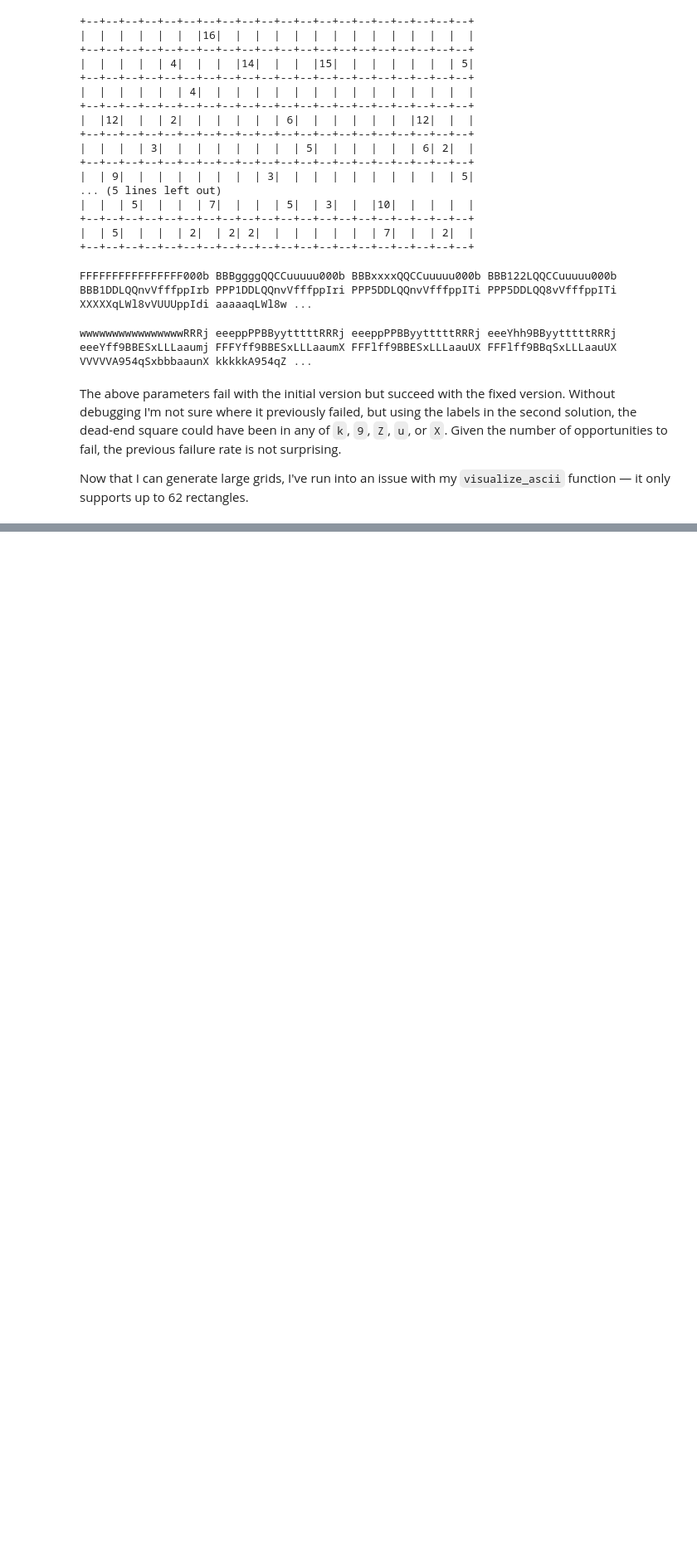
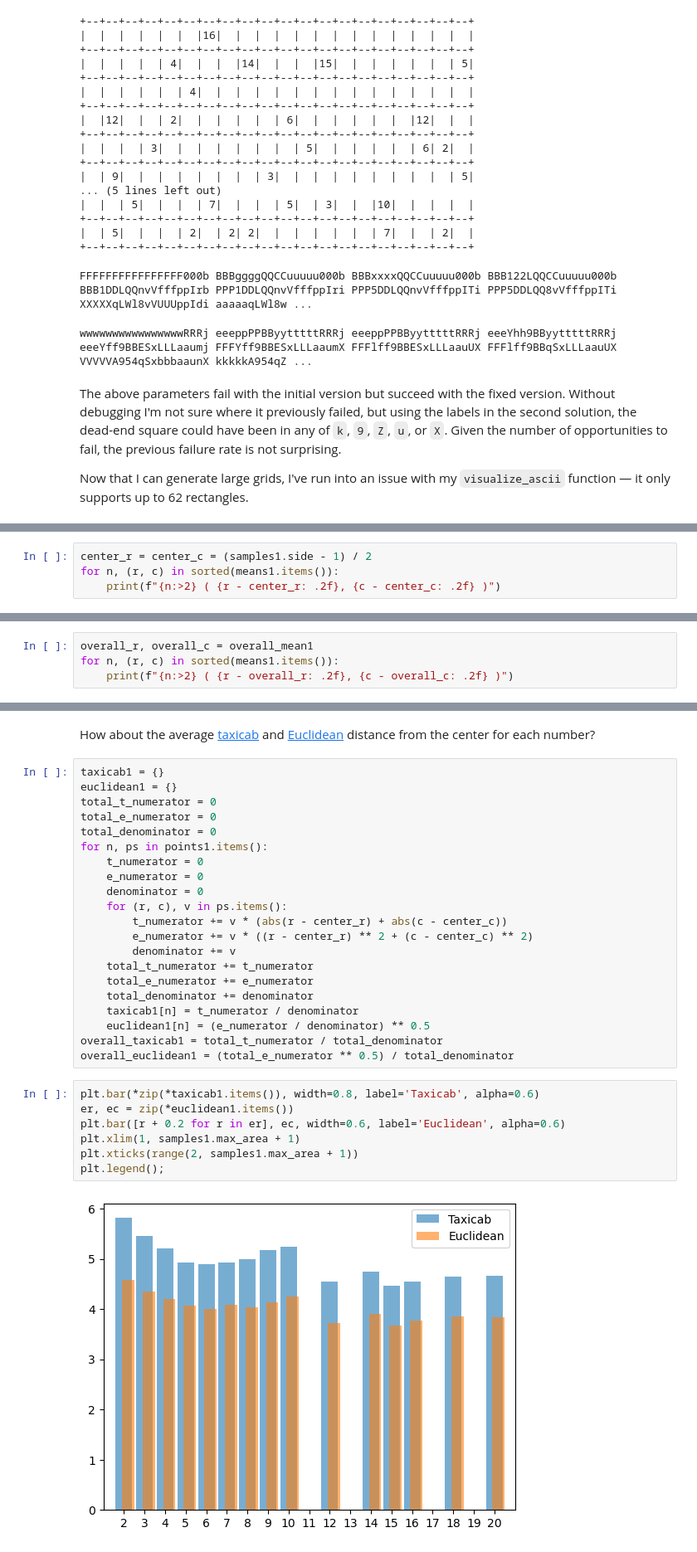
Before and after one commit to RobinFiveWords/shikaku, a Jupyter notebook: research.ipynb, the cells around one changed output, grey strips where cells are left out. Shown at 83% size. Drawn from its saved outputs; the diff is of its cells as text; blank space fills up the shorter version.

```diff
--- a/research.ipynb
+++ b/research.ipynb
@@ -1031,0 +1138,4 @@ Now that I can generate large grids, I've run into an issue with my `visualize_a
+# %%
+center_r = center_c = (samples1.side - 1) / 2
+for n, (r, c) in sorted(means1.items()):
+    print(f"{n:>2} ( {r - center_r: .2f}, {c - center_c: .2f} )")
@@ -1031,0 +1162,4 @@ Now that I can generate large grids, I've run into an issue with my `visualize_a
+# %%
+overall_r, overall_c = overall_mean1
+for n, (r, c) in sorted(means1.items()):
+    print(f"{n:>2} ( {r - overall_r: .2f}, {c - overall_c: .2f} )")
@@ -1031,0 +1182,32 @@ Now that I can generate large grids, I've run into an issue with my `visualize_a
+# %% [markdown]
+How about the average <a href="https://en.wikipedia.org/wiki/Taxicab_geometry">taxicab</a> and <a href="https://en.wikipedia.org/wiki/Euclidean_distance">Euclidean</a> distance from the center for each number?
+# %%
+taxicab1 = {}
+euclidean1 = {}
+total_t_numerator = 0
+total_e_numerator = 0
+total_denominator = 0
+for n, ps in points1.items():
+    t_numerator = 0
+    e_numerator = 0
+    denominator = 0
+    for (r, c), v in ps.items():
+        t_numerator += v * (abs(r - center_r) + abs(c - center_c))
+        e_numerator += v * ((r - center_r) ** 2 + (c - center_c) ** 2)
+        denominator += v
+    total_t_numerator += t_numerator
+    total_e_numerator += e_numerator
+    total_denominator += denominator
+    taxicab1[n] = t_numerator / denominator
+    euclidean1[n] = (e_numerator / denominator) ** 0.5
+overall_taxicab1 = total_t_numerator / total_denominator
+overall_euclidean1 = (total_e_numerator ** 0.5) / total_denominator
+# %%
+plt.bar(*zip(*taxicab1.items()), width=0.8, label='Taxicab', alpha=0.6)
+er, ec = zip(*euclidean1.items())
+plt.bar([r + 0.2 for r in er], ec, width=0.6, label='Euclidean', alpha=0.6)
+plt.xlim(1, samples1.max_area + 1)
+plt.xticks(range(2, samples1.max_area + 1))
+plt.legend();
+# %% [output]
+[figure, added]
```
Also changed, not shown: parts of 24 cells of this notebook.
